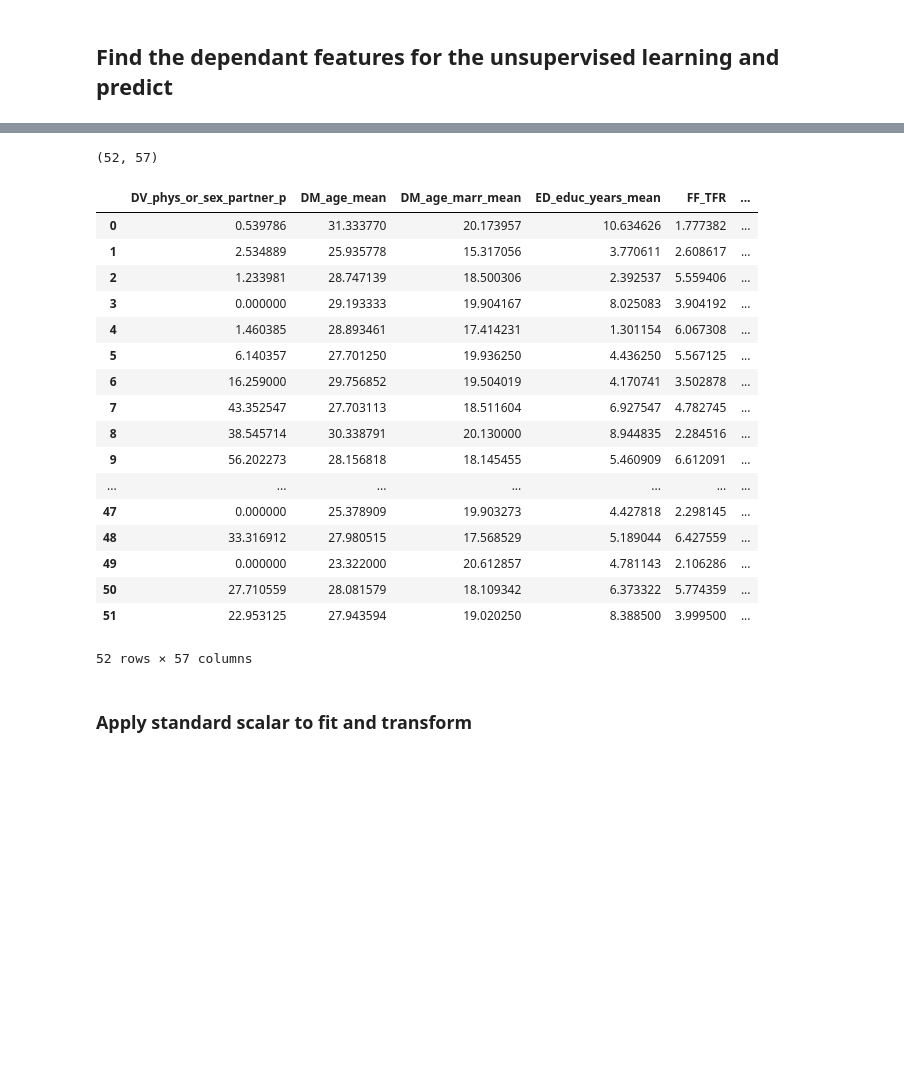
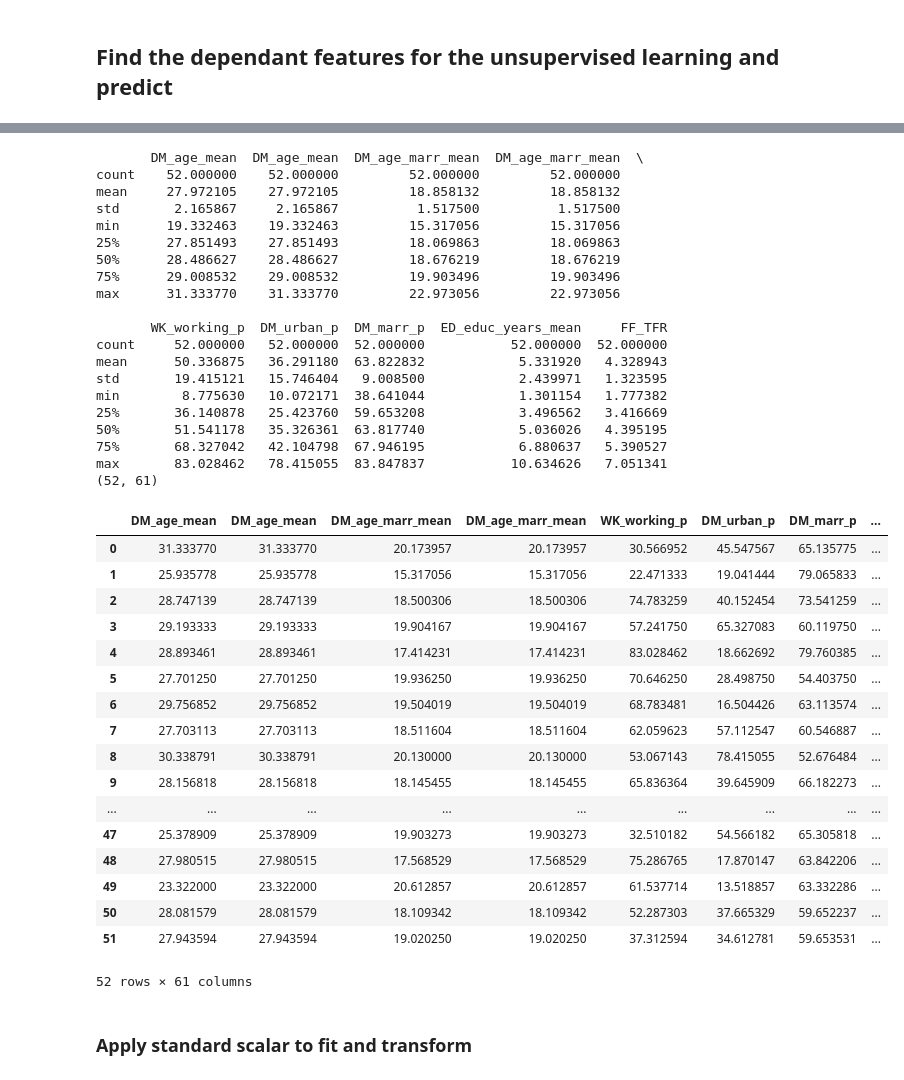
Before and after one commit to Betsy-Kalkwarf/Women-Well-Being, a Jupyter notebook: ML_Indicators.ipynb, the cells around one changed output, grey strips where cells are left out. Drawn from its saved outputs; the diff is of its cells as text; code cells hidden in the pictures; blank space fills up the shorter version.

Commit message:
Updated the ETL and ML code.
Considered the new Indicators for ML and added few for Tableau story.

```diff
--- a/ML_Indicators.ipynb
+++ b/ML_Indicators.ipynb
@@ -63,7 +58,7 @@ from pyspark.sql import SparkSession
 spark = SparkSession.builder.appName("FinalProject-WomenWellBeing").config("spark.driver.extraClassPath","/content/postgresql-42.5.1.jar").getOrCreate()
 # %%
 from pyspark import SparkFiles
-url = "https://womenwellbeing.s3.us-west-1.amazonaws.com/Livwell_in_interpolated.csv"
+url = "https://mywomenwellbeing.s3.us-west-1.amazonaws.com/Livwell_in_interpolated.csv"
 spark.sparkContext.addFile(url)
 
 livewell_df = spark.read.option("encoding", "UTF-8").csv(SparkFiles.get("Livwell_in_interpolated.csv"), sep=",", header=True, inferSchema=True)
@@ -180,7 +188,7 @@ Requirement already satisfied: psycopg2-binary in /usr/local/lib/python3.8/dist-
 
 import psycopg2 as posgresSql
 # define credentials
-credentials = {'POSTGRES_ADDRESS' : 'database-1.c1bq6ytovfoa.us-west-2.rds.amazonaws.com', # change to your endpoint
+credentials = {'POSTGRES_ADDRESS' : 'womenwellbeingdatabase.cd7e8xnrkvlm.us-west-1.rds.amazonaws.com', # change to your endpoint
                'POSTGRES_PORT' : '5432', # change to your port
                'POSTGRES_USERNAME' : 'postgres', # change to your username
                'POSTGRES_PASSWORD' : 'postgres', # change to your password
@@ -219,6 +227,11 @@ country_df = country_df.set_index('country_name')
 # %%
 
 combined_df = mean_indicators_df.join(country_df)
+
+
+# combined_df.shape
+
+combined_df.to_csv('Country_Indicators.csv')
+# combined_df.columns
+
 combined_df.head()
-combined_df = combined_df.dropna()
-combined_df.to_csv('Country_Indicators.csv')
@@ -250,37 +271,61 @@ Requirement already satisfied: zipp>=0.5 in /usr/local/lib/python3.8/dist-packag
 # %%
 import plotly.express as px
 from sklearn.preprocessing import StandardScaler, MinMaxScaler
 from sklearn.decomposition import PCA
 from sklearn.cluster import KMeans
 import hvplot.pandas
 
 ML_Combined_df = combined_df
-mean_indicators_df = mean_indicators_df.reset_index()
+
+
+ML_indicators_df = mean_indicators_df.loc[:,['DM_age_mean',	'DM_age_marr_mean','WK_working_p','DM_urban_p',	'DM_marr_p',	'ED_educ_years_mean',	'FF_TFR']]
+ML_indicators_df = ML_indicators_df.reset_index()
+ML_indicators_df.columns
+print(ML_indicators_df.describe())
 # Use get_dummies() to create variables for text features.
-ML_features_df = pd.get_dummies(mean_indicators_df)
+ML_features_df = pd.get_dummies(ML_indicators_df)
 print(ML_features_df.shape)
 
 ML_features_df
 # %% [output]
-(52, 57)
+       DM_age_mean  DM_age_mean  DM_age_marr_mean  DM_age_marr_mean  \
+count    52.000000    52.000000         52.000000         52.000000
+mean     27.972105    27.972105         18.858132         18.858132
+std       2.165867     2.165867          1.517500          1.517500
+min      19.332463    19.332463         15.317056         15.317056
+25%      27.851493    27.851493         18.069863         18.069863
+50%      28.486627    28.486627         18.676219         18.676219
+75%      29.008532    29.008532         19.903496         19.903496
+max      31.333770    31.333770         22.973056         22.973056
+
+       WK_working_p  DM_urban_p  DM_marr_p  ED_educ_years_mean     FF_TFR
+count     52.000000   52.000000  52.000000           52.000000  52.000000
+mean      50.336875   36.291180  63.822832            5.331920   4.328943
+std       19.415121   15.746404   9.008500            2.439971   1.323595
+min        8.775630   10.072171  38.641044            1.301154   1.777382
+25%       36.140878   25.423760  59.653208            3.496562   3.416669
+50%       51.541178   35.326361  63.817740            5.036026   4.395195
+75%       68.327042   42.104798  67.946195            6.880637   5.390527
+max       83.028462   78.415055  83.847837           10.634626   7.051341
+(52, 61)
-|  | DV_phys_or_sex_partner_p | DM_age_mean | DM_age_marr_mean | ED_educ_years_mean | FF_TFR | ... |
-| 0 | 0.539786 | 31.333770 | 20.173957 | 10.634626 | 1.777382 | ... |
-| 1 | 2.534889 | 25.935778 | 15.317056 | 3.770611 | 2.608617 | ... |
-| 2 | 1.233981 | 28.747139 | 18.500306 | 2.392537 | 5.559406 | ... |
-| 3 | 0.000000 | 29.193333 | 19.904167 | 8.025083 | 3.904192 | ... |
-| 4 | 1.460385 | 28.893461 | 17.414231 | 1.301154 | 6.067308 | ... |
-| 5 | 6.140357 | 27.701250 | 19.936250 | 4.436250 | 5.567125 | ... |
-| 6 | 16.259000 | 29.756852 | 19.504019 | 4.170741 | 3.502878 | ... |
-| 7 | 43.352547 | 27.703113 | 18.511604 | 6.927547 | 4.782745 | ... |
-| 8 | 38.545714 | 30.338791 | 20.130000 | 8.944835 | 2.284516 | ... |
-| 9 | 56.202273 | 28.156818 | 18.145455 | 5.460909 | 6.612091 | ... |
-| ... | ... | ... | ... | ... | ... | ... |
-| 47 | 0.000000 | 25.378909 | 19.903273 | 4.427818 | 2.298145 | ... |
-| 48 | 33.316912 | 27.980515 | 17.568529 | 5.189044 | 6.427559 | ... |
-| 49 | 0.000000 | 23.322000 | 20.612857 | 4.781143 | 2.106286 | ... |
-| 50 | 27.710559 | 28.081579 | 18.109342 | 6.373322 | 5.774359 | ... |
-| 51 | 22.953125 | 27.943594 | 19.020250 | 8.388500 | 3.999500 | ... |
+|  | DM_age_mean | DM_age_mean | DM_age_marr_mean | DM_age_marr_mean | WK_working_p | DM_urban_p | DM_marr_p | ... |
+| 0 | 31.333770 | 31.333770 | 20.173957 | 20.173957 | 30.566952 | 45.547567 | 65.135775 | ... |
+| 1 | 25.935778 | 25.935778 | 15.317056 | 15.317056 | 22.471333 | 19.041444 | 79.065833 | ... |
+| 2 | 28.747139 | 28.747139 | 18.500306 | 18.500306 | 74.783259 | 40.152454 | 73.541259 | ... |
+| 3 | 29.193333 | 29.193333 | 19.904167 | 19.904167 | 57.241750 | 65.327083 | 60.119750 | ... |
+| 4 | 28.893461 | 28.893461 | 17.414231 | 17.414231 | 83.028462 | 18.662692 | 79.760385 | ... |
+| 5 | 27.701250 | 27.701250 | 19.936250 | 19.936250 | 70.646250 | 28.498750 | 54.403750 | ... |
+| 6 | 29.756852 | 29.756852 | 19.504019 | 19.504019 | 68.783481 | 16.504426 | 63.113574 | ... |
+| 7 | 27.703113 | 27.703113 | 18.511604 | 18.511604 | 62.059623 | 57.112547 | 60.546887 | ... |
+| 8 | 30.338791 | 30.338791 | 20.130000 | 20.130000 | 53.067143 | 78.415055 | 52.676484 | ... |
+| 9 | 28.156818 | 28.156818 | 18.145455 | 18.145455 | 65.836364 | 39.645909 | 66.182273 | ... |
+| ... | ... | ... | ... | ... | ... | ... | ... | ... |
+| 47 | 25.378909 | 25.378909 | 19.903273 | 19.903273 | 32.510182 | 54.566182 | 65.305818 | ... |
+| 48 | 27.980515 | 27.980515 | 17.568529 | 17.568529 | 75.286765 | 17.870147 | 63.842206 | ... |
+| 49 | 23.322000 | 23.322000 | 20.612857 | 20.612857 | 61.537714 | 13.518857 | 63.332286 | ... |
+| 50 | 28.081579 | 28.081579 | 18.109342 | 18.109342 | 52.287303 | 37.665329 | 59.652237 | ... |
+| 51 | 27.943594 | 27.943594 | 19.020250 | 19.020250 | 37.312594 | 34.612781 | 59.653531 | ... |
-52 rows × 57 columns
+52 rows × 61 columns
 # %% [markdown]
 ### Apply standard scalar to fit and transform
 # %%
```
Also changed, not shown: parts of 16 cells of this notebook, 1 other file.
